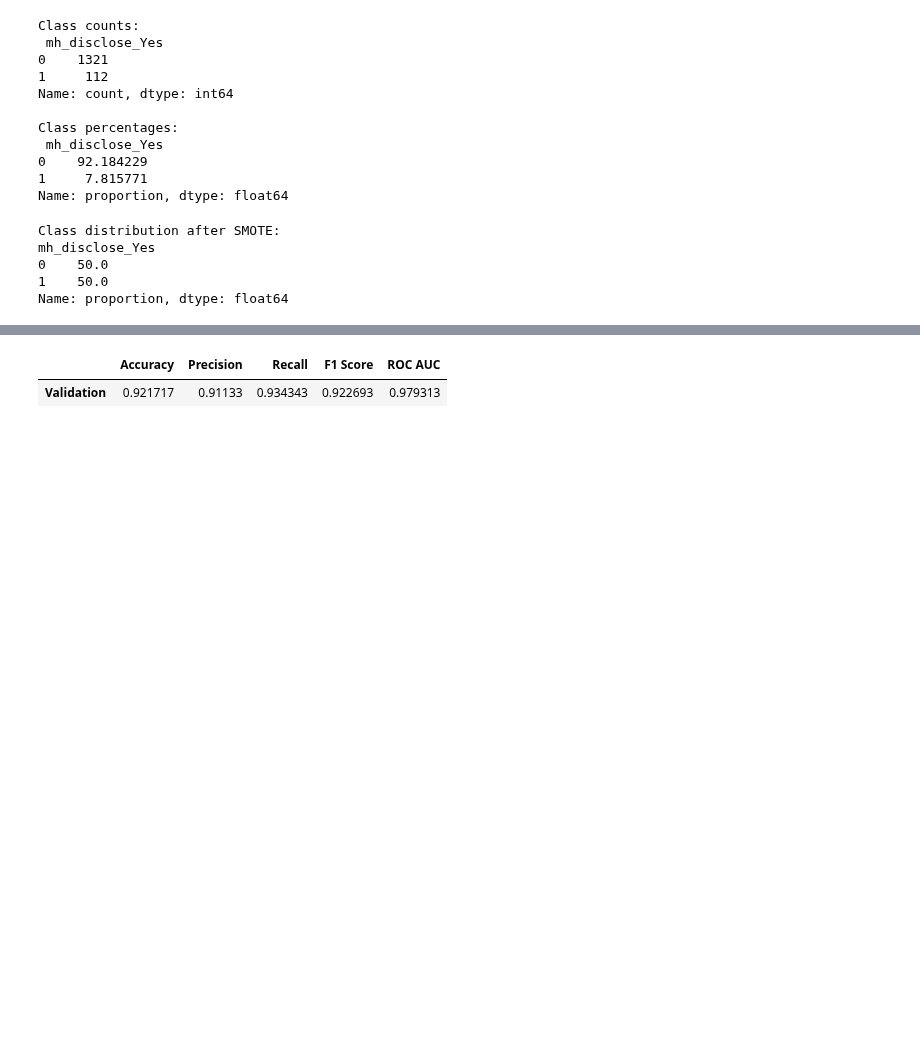
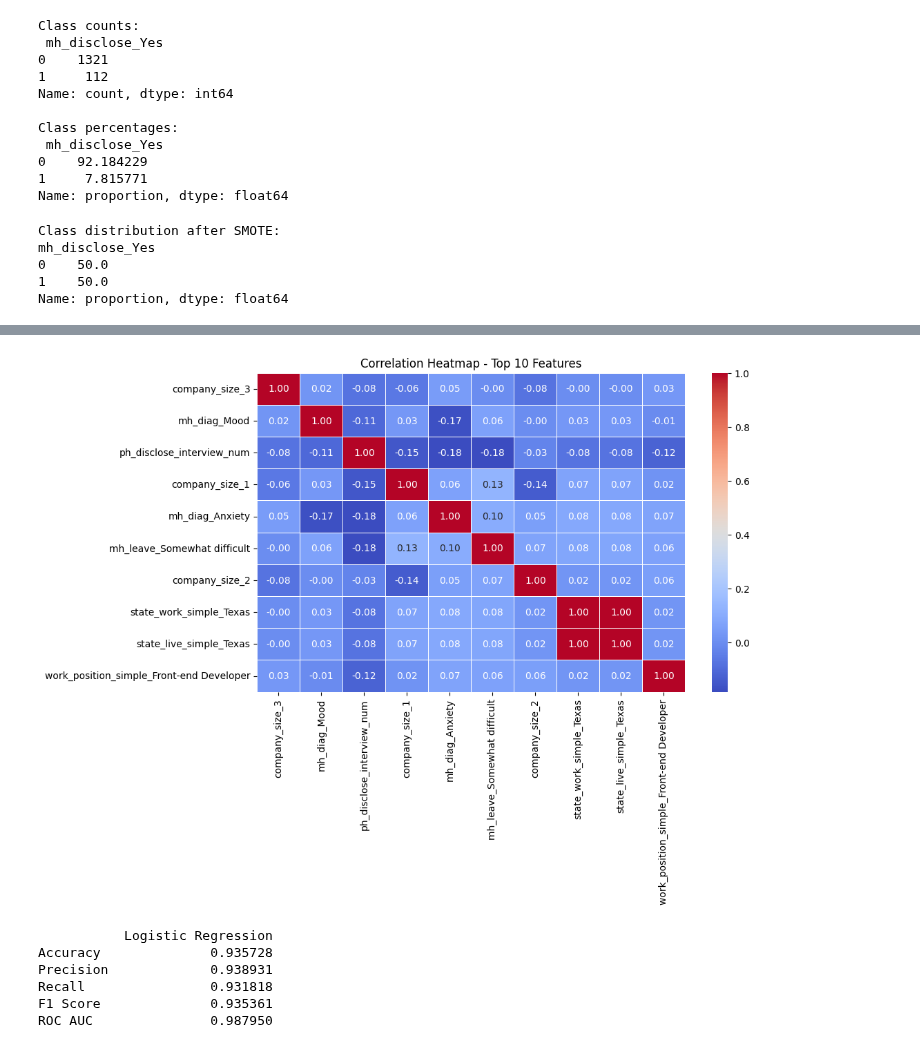
Before and after one commit to folasiredayo/Mental-Health-in-Tech-Modelling, a Jupyter notebook: lr-mental-health-modelling-data-cleaning-2016.ipynb, the cells around one changed output, grey strips where cells are left out. Cells and saved outputs as stored; diff of their text form; code cells hidden in the pictures; blank space fills up the shorter version.

```diff
--- a/lr-mental-health-modelling-data-cleaning-2016.ipynb
+++ b/lr-mental-health-modelling-data-cleaning-2016.ipynb
@@ -1650,21 +1616,59 @@ Confusion Matrix:
+# %%
+import numpy as np
+import seaborn as sns
+import matplotlib.pyplot as plt
+
+# ---------------------------
+# Get top 10 features from LR coefficients
+# ---------------------------
+top_features = feature_importance['Feature'].head(10).tolist()
+
+# ---------------------------
+# Subset data
+# ---------------------------
+corr_data = X_train[top_features]
+
+# ---------------------------
+# Correlation matrix
+# ---------------------------
+corr_matrix = corr_data.corr()
+
+# ---------------------------
+# Plot heatmap
+# ---------------------------
+plt.figure(figsize=(10, 6))
+sns.heatmap(corr_matrix, annot=True, cmap="coolwarm", fmt=".2f", linewidths=0.5)
+
+plt.title("Correlation Heatmap - Top 10 Features")
+plt.show()
+# %% [output]
+[figure, added]
 # %%
 import pandas as pd
 from sklearn.metrics import accuracy_score, precision_score, recall_score, f1_score, roc_auc_score
 
-# Compute validation metrics
-val_metrics = {
-    'Accuracy': accuracy_score(Y_val, Y_val_pred),
-    'Precision': precision_score(Y_val, Y_val_pred),
-    'Recall': recall_score(Y_val, Y_val_pred),
-    'F1 Score': f1_score(Y_val, Y_val_pred),
-    'ROC AUC': roc_auc_score(Y_val, Y_val_proba)
+# ---------------------------
+# Create metrics
+# ---------------------------
+metrics = {
+    "Accuracy": accuracy_score(y_test, y_pred),
+    "Precision": precision_score(y_test, y_pred),
+    "Recall": recall_score(y_test, y_pred),
+    "F1 Score": f1_score(y_test, y_pred),
+    "ROC AUC": roc_auc_score(y_test, y_prob)
 }
 
-# Create DataFrame
-metrics_df = pd.DataFrame([val_metrics], index=['Validation'])
+# ---------------------------
+# Convert to DataFrame
+# ---------------------------
+metrics_df = pd.DataFrame(metrics, index=["Logistic Regression"]).T
 
-# Display DataFrame
-metrics_df
+# Display
+print(metrics_df)
 # %% [output]
-|  | Accuracy | Precision | Recall | F1 Score | ROC AUC |
-| Validation | 0.921717 | 0.91133 | 0.934343 | 0.922693 | 0.979313 |
+           Logistic Regression
+Accuracy              0.935728
+Precision             0.938931
+Recall                0.931818
+F1 Score              0.935361
+ROC AUC               0.987950
```
Also changed, not shown: parts of 21 cells of this notebook.
